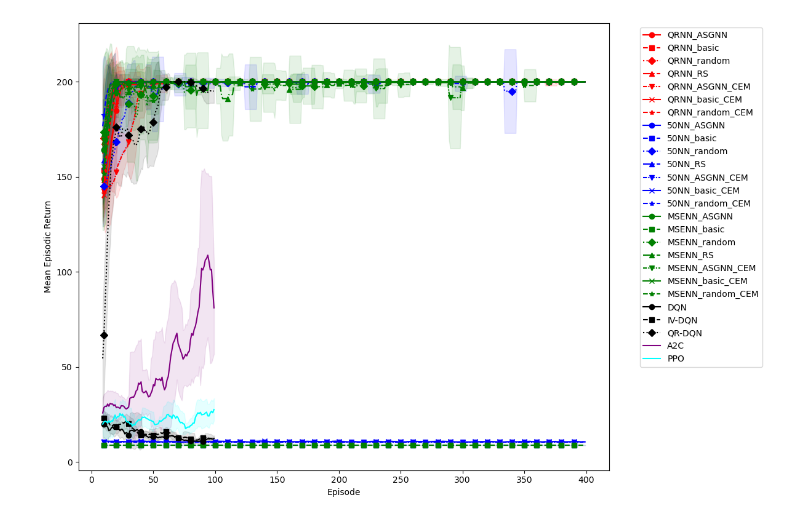
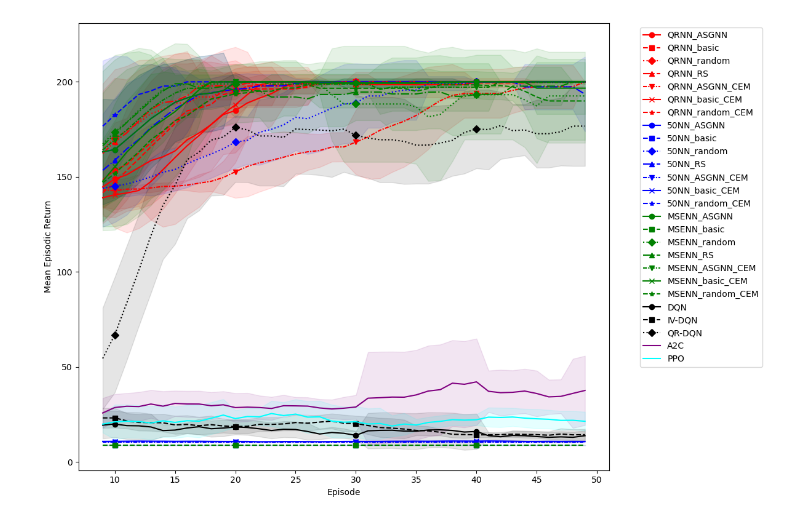
Before and after one commit to nicolasleblanc-poly/QRNN-MPC, a Jupyter notebook: CartPole_analysis.ipynb, the cells around one changed output. Cells and saved outputs as stored; diff of their text form; code cells hidden in the pictures.

```diff
--- a/CartPole_analysis.ipynb
+++ b/CartPole_analysis.ipynb
@@ -59,6 +60,16 @@ import seaborn as sns
 import pandas as pd
 
 # Define method families and their sub-methods
+# method_families = {
+#     'QRNN': ['ASGNN', 'basic', 'random', 'RS'],
+#     'QRNN_CEM': ['ASGNN_CEM', 'basic_CEM', 'random_CEM'],
+#     '50NN': ['ASGNN', 'basic', 'random', 'RS'],
+#     '50NN_CEM': ['ASGNN_CEM', 'basic_CEM', 'random_CEM'],
+#     'MSENN': ['ASGNN', 'basic', 'random', 'RS'],
+#     'MSENN_CEM': ['ASGNN_CEM', 'basic_CEM', 'random_CEM'],
+#     'RL': ['A2C', 'DDPG', 'PPO', 'SAC', 'TD3', 'TQC'],  # RL methods,
+#     'DQN': ['DQN', 'IV-DQN', 'QR-DQN'],
+# }
 method_families = {
     '50NN': ['ASGNN', 'basic', 'random', 'RS', 'ASGNN_CEM', 'basic_CEM', 'random_CEM'],
     'MSENN': ['ASGNN', 'basic', 'random', 'RS', 'ASGNN_CEM', 'basic_CEM', 'random_CEM'],
@@ -70,8 +81,11 @@ method_families = {
 # Assign colors to each method family
 colors = {
     '50NN': 'blue',
+    '50NN_CEM': 'orange',
     'MSENN': 'green',
+    'MSENN_CEM': 'purple',
     'QRNN': 'red',
+    'QRNN_CEM': 'brown',
     'A2C': 'purple',
     'DDPG': 'darkorange',
     'PPO': 'cyan',
@@ -91,10 +105,10 @@ plt.figure(figsize=(12, 8))
 # Plot each dataset with consistent styling
 for label, filepath in data_files.items():
     data = np.load(filepath)
-    # mean_rewards = data['mean_rewards'][:100]
-    # std_rewards = data['std_rewards'][:100]
-    mean_rewards = data['mean_rewards']
-    std_rewards = data['std_rewards']
+    mean_rewards = data['mean_rewards'][:50]
+    std_rewards = data['std_rewards'][:50]
+    # mean_rewards = data['mean_rewards']
+    # std_rewards = data['std_rewards']
 
     # Smooth the data
     smoothed_mean = pd.Series(mean_rewards).rolling(window=window_size).mean()
@@ -146,31 +160,31 @@ for label, filepath in data_files.items():
         else:
             plt.plot(smoothed_mean,
                  label=f"{family}_{submethod}",
                  color=color,
                  marker=marker,
                  linestyle=linestyle,
                  markevery=10)
     else:
         plt.plot(smoothed_mean,
                 label=label,
                 color=color,
                 markevery=10)  # Show markers every 10 points
 
     # Confidence interval (optional)
     plt.fill_between(range(len(mean_rewards)),
                      smoothed_mean - smoothed_std,
                      smoothed_mean + smoothed_std,
                      color=color, alpha=0.1)
 
 # Customize the plot
 plt.xlabel('Episode')
 plt.ylabel('Mean Episodic Return')
 # plt.title('Comparison of Methods (Color = Family, Marker/Line = Sub-Method)')
 
 # Legend: Group by method family (optional)
 plt.legend(bbox_to_anchor=(1.05, 1), loc='upper left')
 
 plt.tight_layout()
 plt.show()
 # %% [output]
-[figure, old version]
+[figure, new version]
```
Also changed, not shown: parts of 4 cells of this notebook, 7 other files.
